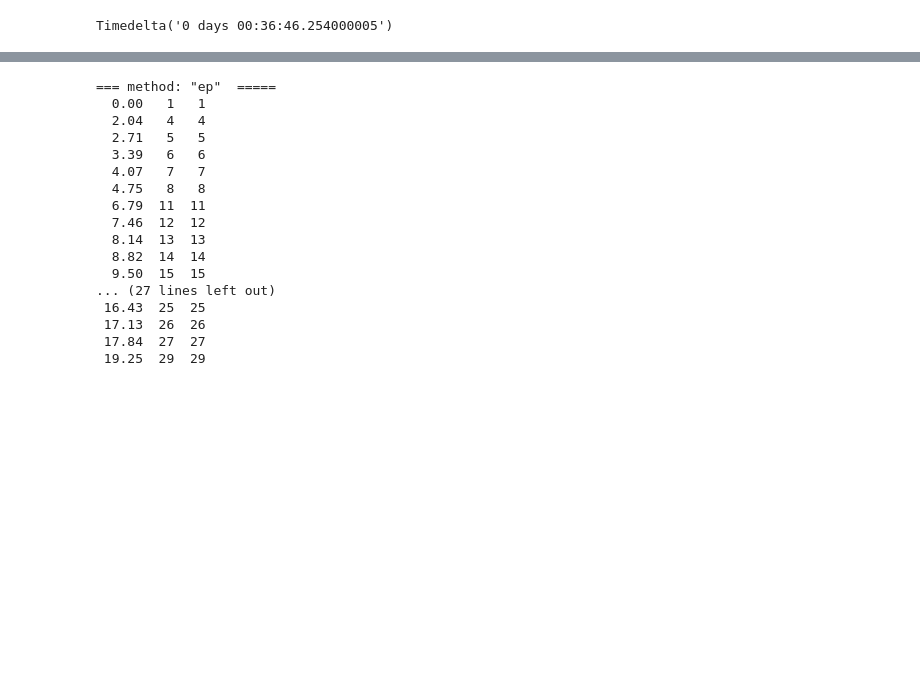
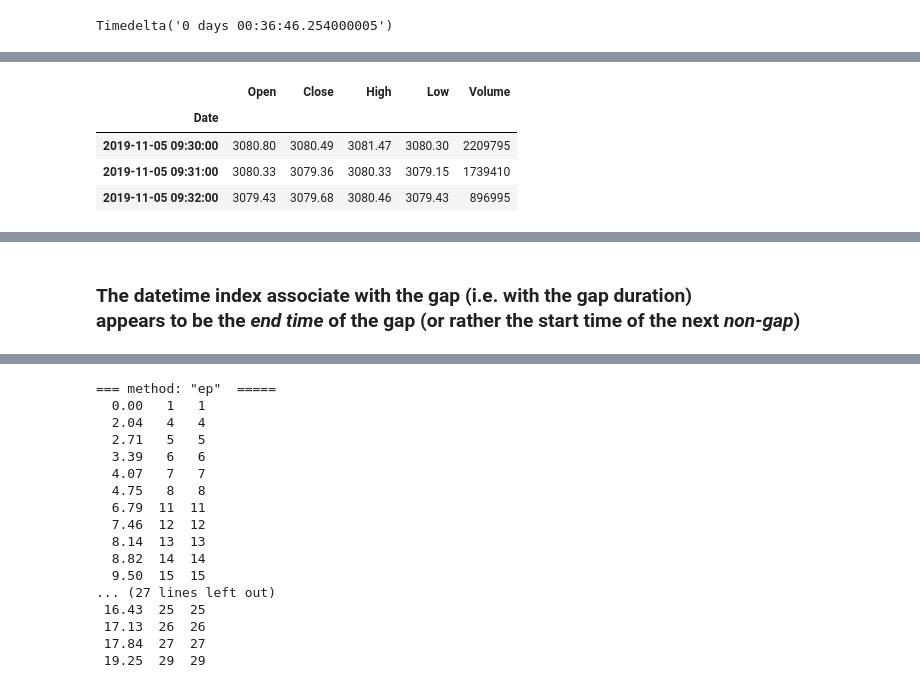
Before and after one commit to dino-g/mplfinance, a Jupyter notebook: examples/scratch_pad/date_iloc_transform.ipynb, the cells around one changed output, grey strips where cells are left out. Drawn from its saved outputs; the diff is of its cells as text; code cells hidden in the pictures; blank space fills up the shorter version.

```diff
--- a/examples/scratch_pad/date_iloc_transform.ipynb
+++ b/examples/scratch_pad/date_iloc_transform.ipynb
@@ -202,0 +303,11 @@ Timedelta('0 days 00:36:46.254000005')
+# %%
+idf.head(3)
+idf.loc['2019-11-06'].index[-1]
+idf.loc['2019-11-07'].index[ 0]
+idf.loc['2019-11-07'].index[ 0] - idf.loc['2019-11-06'].index[-1]
+# %% [output]
+|  | Open | Close | High | Low | Volume |
+| Date |  |  |  |  |  |
+| 2019-11-05 09:30:00 | 3080.80 | 3080.49 | 3081.47 | 3080.30 | 2209795 |
+| 2019-11-05 09:31:00 | 3080.33 | 3079.36 | 3080.33 | 3079.15 | 1739410 |
+| 2019-11-05 09:32:00 | 3079.43 | 3079.68 | 3080.46 | 3079.43 | 896995 |
@@ -202,0 +317,2 @@ Timedelta('0 days 00:36:46.254000005')
+# %% [markdown]
+### The datetime index associate with the gap (i.e. with the gap duration)<br> appears to be the ***end time*** of the gap (or rather the start time of the next *non-gap*)
```
Also changed, not shown: parts of 13 cells of this notebook.
